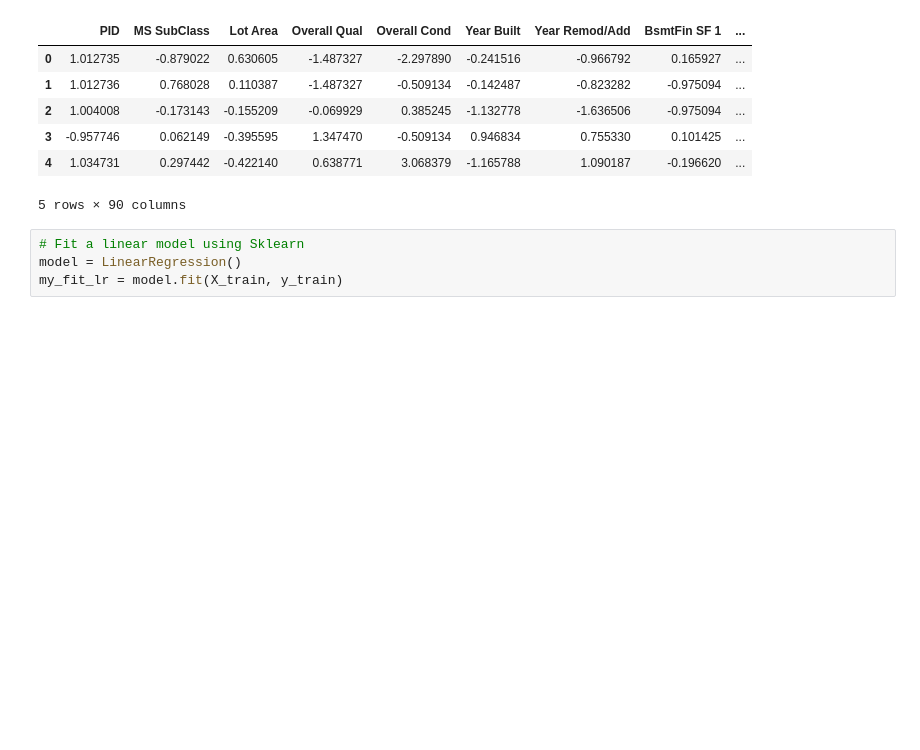
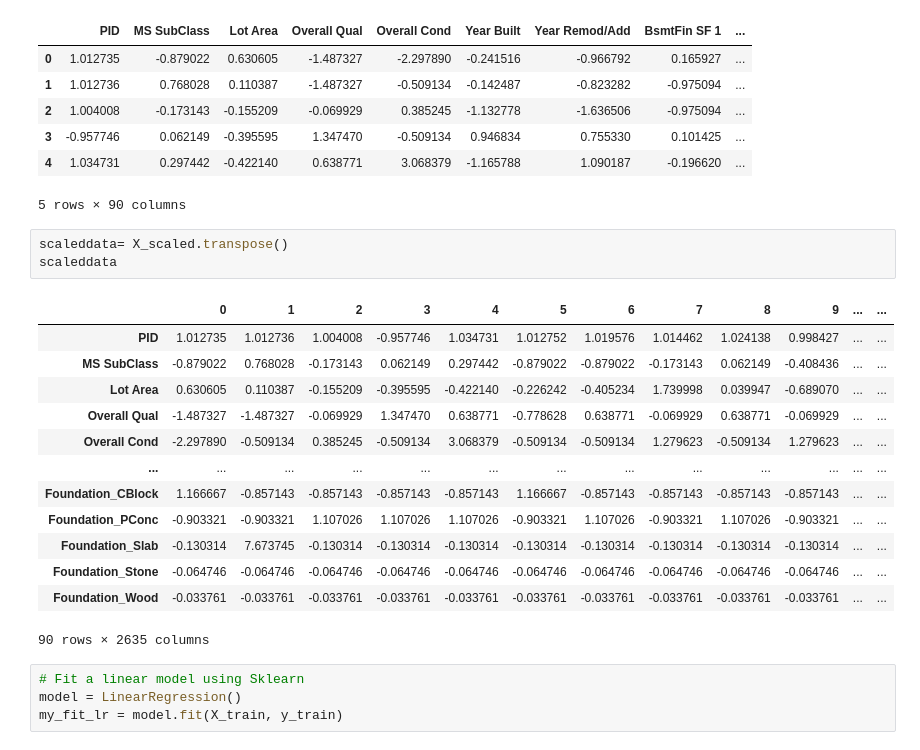
Before and after one commit to rwcitek/DDDS-Cohort-16-Projects, a Jupyter notebook: Project2_Housing_AmberOrtiz.ipynb, the cells around one changed output. Cells and saved outputs as stored; diff of their text form; blank space fills up the shorter version.

```diff
--- a/Project2_Housing_AmberOrtiz.ipynb
+++ b/Project2_Housing_AmberOrtiz.ipynb
@@ -820,6 +820,23 @@ X_scaled.head()
 | 3 | -0.957746 | 0.062149 | -0.395595 | 1.347470 | -0.509134 | 0.946834 | 0.755330 | 0.101425 | ... |
 | 4 | 1.034731 | 0.297442 | -0.422140 | 0.638771 | 3.068379 | -1.165788 | 1.090187 | -0.196620 | ... |
 5 rows × 90 columns
+# %%
+scaleddata= X_scaled.transpose()
+scaleddata
+# %% [output]
+|  | 0 | 1 | 2 | 3 | 4 | 5 | 6 | 7 | 8 | 9 | ... | ... |
+| PID | 1.012735 | 1.012736 | 1.004008 | -0.957746 | 1.034731 | 1.012752 | 1.019576 | 1.014462 | 1.024138 | 0.998427 | ... | ... |
+| MS SubClass | -0.879022 | 0.768028 | -0.173143 | 0.062149 | 0.297442 | -0.879022 | -0.879022 | -0.173143 | 0.062149 | -0.408436 | ... | ... |
+| Lot Area | 0.630605 | 0.110387 | -0.155209 | -0.395595 | -0.422140 | -0.226242 | -0.405234 | 1.739998 | 0.039947 | -0.689070 | ... | ... |
+| Overall Qual | -1.487327 | -1.487327 | -0.069929 | 1.347470 | 0.638771 | -0.778628 | 0.638771 | -0.069929 | 0.638771 | -0.069929 | ... | ... |
+| Overall Cond | -2.297890 | -0.509134 | 0.385245 | -0.509134 | 3.068379 | -0.509134 | -0.509134 | 1.279623 | -0.509134 | 1.279623 | ... | ... |
+| ... | ... | ... | ... | ... | ... | ... | ... | ... | ... | ... | ... | ... |
+| Foundation_CBlock | 1.166667 | -0.857143 | -0.857143 | -0.857143 | -0.857143 | 1.166667 | -0.857143 | -0.857143 | -0.857143 | -0.857143 | ... | ... |
+| Foundation_PConc | -0.903321 | -0.903321 | 1.107026 | 1.107026 | 1.107026 | -0.903321 | 1.107026 | -0.903321 | 1.107026 | -0.903321 | ... | ... |
+| Foundation_Slab | -0.130314 | 7.673745 | -0.130314 | -0.130314 | -0.130314 | -0.130314 | -0.130314 | -0.130314 | -0.130314 | -0.130314 | ... | ... |
+| Foundation_Stone | -0.064746 | -0.064746 | -0.064746 | -0.064746 | -0.064746 | -0.064746 | -0.064746 | -0.064746 | -0.064746 | -0.064746 | ... | ... |
+| Foundation_Wood | -0.033761 | -0.033761 | -0.033761 | -0.033761 | -0.033761 | -0.033761 | -0.033761 | -0.033761 | -0.033761 | -0.033761 | ... | ... |
+90 rows × 2635 columns
 # %%
 # Fit a linear model using Sklearn
 model = LinearRegression()
```
Also changed, not shown: parts of 2 cells of this notebook.
